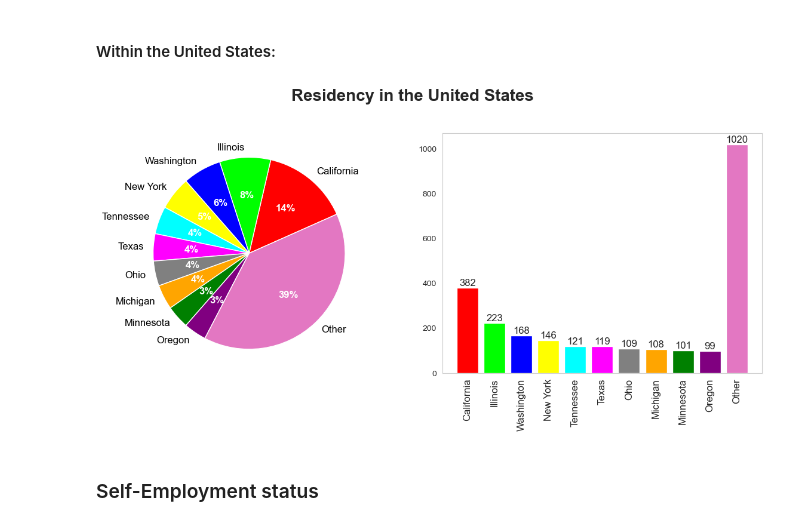
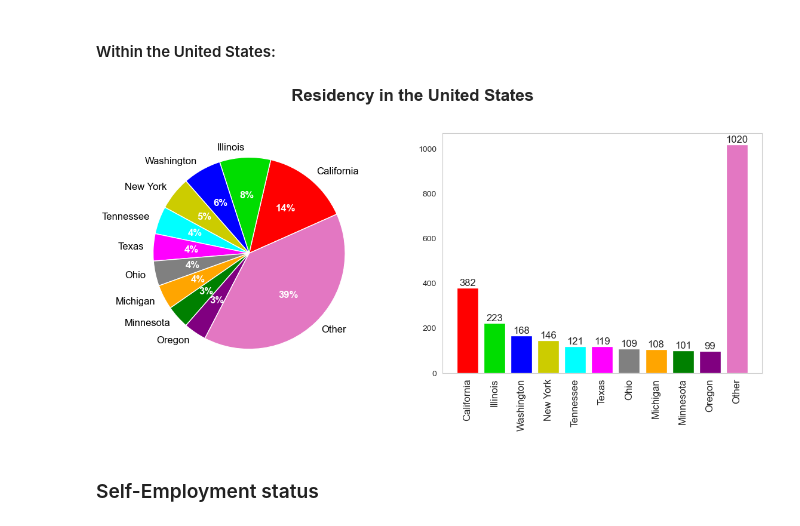
Before and after one commit to 2HO4/MentalHealth, a Jupyter notebook: DataAnalysis_MentalHealth.ipynb, the cells around one changed output. Cells and saved outputs as stored; diff of their text form; code cells hidden in the pictures.

```diff
--- a/DataAnalysis_MentalHealth.ipynb
+++ b/DataAnalysis_MentalHealth.ipynb
@@ -647,7 +667,7 @@ counts = pd.read_sql(
     con
 )['AnswerText'].value_counts()
 
-colors = ['darkblue', '#e377c2', 'purple']
+colors = ['darkblue', 'maroon', 'purple']
 
 wedges, texts, autotexts = axes[0].pie(counts, labels=counts.index, autopct='%1i%%', startangle=120, colors=colors)
 axes[0].set_aspect('equal')  # Equal aspect ratio ensures that the pie chart is circular
@@ -708,7 +728,7 @@ counts = pd.read_sql(
     con
 )['AnswerText'].value_counts()
 
-colors = ['#1f77b4', '#ff7f0e', '#2ca02c', '#d62728', '#9467bd', '#e377c2']
+colors = ['darkblue', '#ff7f0e', '#2ca02c', '#d62728', '#9467bd', '#e377c2']
 
 # Get the top 5 common values and their counts
 top_5_values = counts.head(5)
@@ -782,9 +802,9 @@ counts = pd.read_sql(
 
 colors = [
     '#FF0000',   # Red
-    '#00FF00',   # Green
+    '#00DD00',   # Green
     '#0000FF',   # Blue
-    '#FFFF00',   # Yellow
+    '#CCCC00',   # Yellow
     '#00FFFF',   # Cyan
     '#FF00FF',   # Magenta
     '#808080',   # Gray
@@ -813,34 +833,34 @@ for text, autotext in zip(texts, autotexts):
     text.set_fontsize(12)
     text.set_color('black')
     autotext.set_fontsize(12)
     autotext.set_fontweight('bold')
     autotext.set_color('white')
 
 bars = axes[1].bar(labels, values, color=colors)
 axes[1].grid(False)
 axes[1].set_xticklabels(labels, rotation=90)
 
 # Add labels for each bar
 for bar in bars:
     height = bar.get_height()
     axes[1].text(bar.get_x() + bar.get_width() / 2, height, str(height),
                  ha='center', va='bottom', fontsize=12)
 
 # Change font size of x-axis ticks
 axes[1].tick_params(axis='x', which='major', labelsize=12)
 
 figure.suptitle(
     'Residency in the United States\n',
     fontsize=20,
     fontweight='bold'
 )
 figure.subplots_adjust(hspace=0.2, wspace=0.2)
 figure.tight_layout()
 
 # Display the plot
 plt.show()
 # %% [output]
-[figure, old version]
+[figure, new version]
 # %% [markdown]
 ### Self-Employment status
 # %%
```
Also changed, not shown: parts of 47 cells of this notebook, 6 other files.
